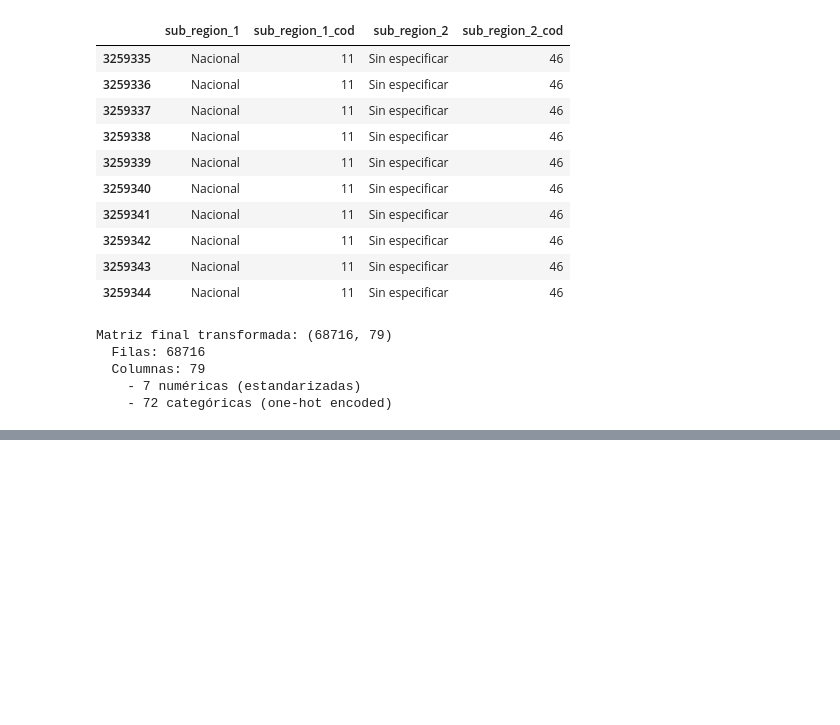
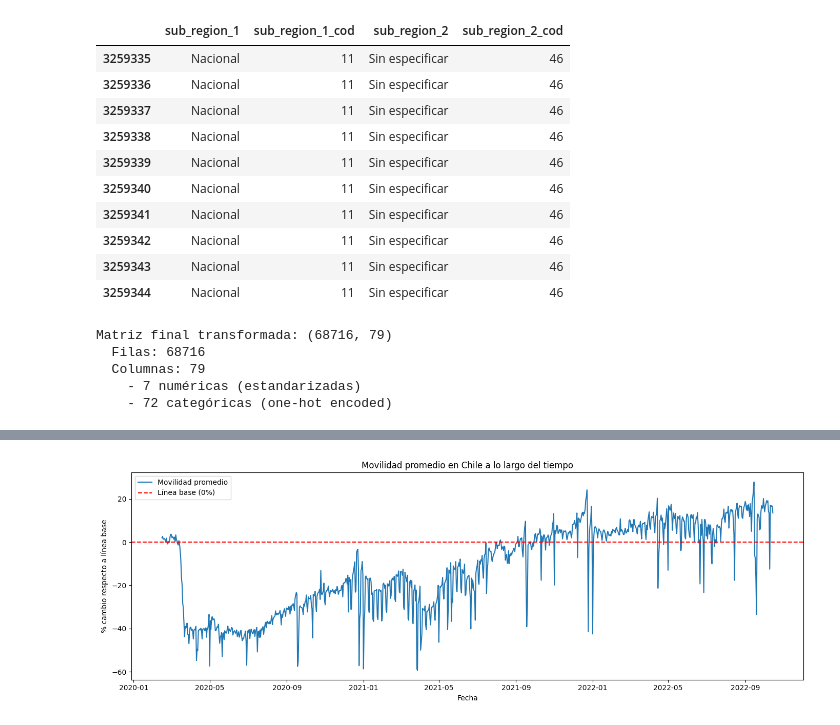
Before and after one commit to moirabittner/Proyecto_Movilidad_MoiraBittner, a Jupyter notebook: Proyecto_Movilidad.ipynb, the cells around one changed output, grey strips where cells are left out. Drawn from its saved outputs; the diff is of its cells as text; code cells hidden in the pictures; blank space fills up the shorter version.

Commit message:
Se realiza la Fase 4 del proyecto

```diff
--- a/Proyecto_Movilidad.ipynb
+++ b/Proyecto_Movilidad.ipynb
@@ -375,0 +388,24 @@ Matriz final transformada: (68716, 79)
+# %%
+# ============================================================
+# FASE 4: Entrega y Reflexión Grupal
+# ============================================================
+
+# --- 1. Visualización: Movilidad promedio en el tiempo ---
+
+import matplotlib.pyplot as plt
+import seaborn as sns
+
+# Filtrar solo datos a nivel nacional para ver la tendencia general
+df_nacional = df_chile[df_chile['sub_region_1'] == 'Nacional']
+
+plt.figure(figsize=(14, 5))
+sns.lineplot(data=df_nacional, x='date', y='movilidad_promedio', label='Movilidad promedio')
+plt.axhline(y=0, color='red', linestyle='--', label='Línea base (0%)')
+plt.title('Movilidad promedio en Chile a lo largo del tiempo')
+plt.xlabel('Fecha')
+plt.ylabel('% cambio respecto a línea base')
+plt.legend()
+plt.tight_layout()
+plt.show()
+# %% [output]
+[figure, added]
```
Also changed, not shown: parts of 2 cells of this notebook.
